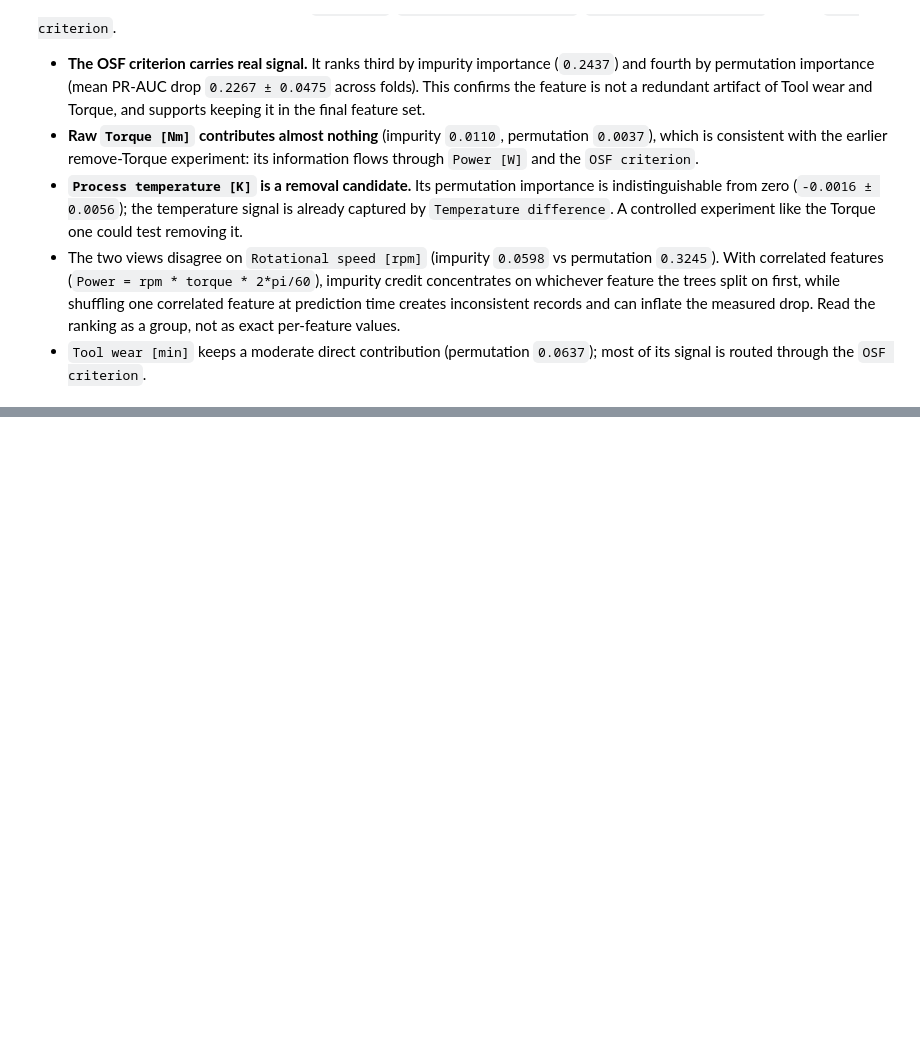
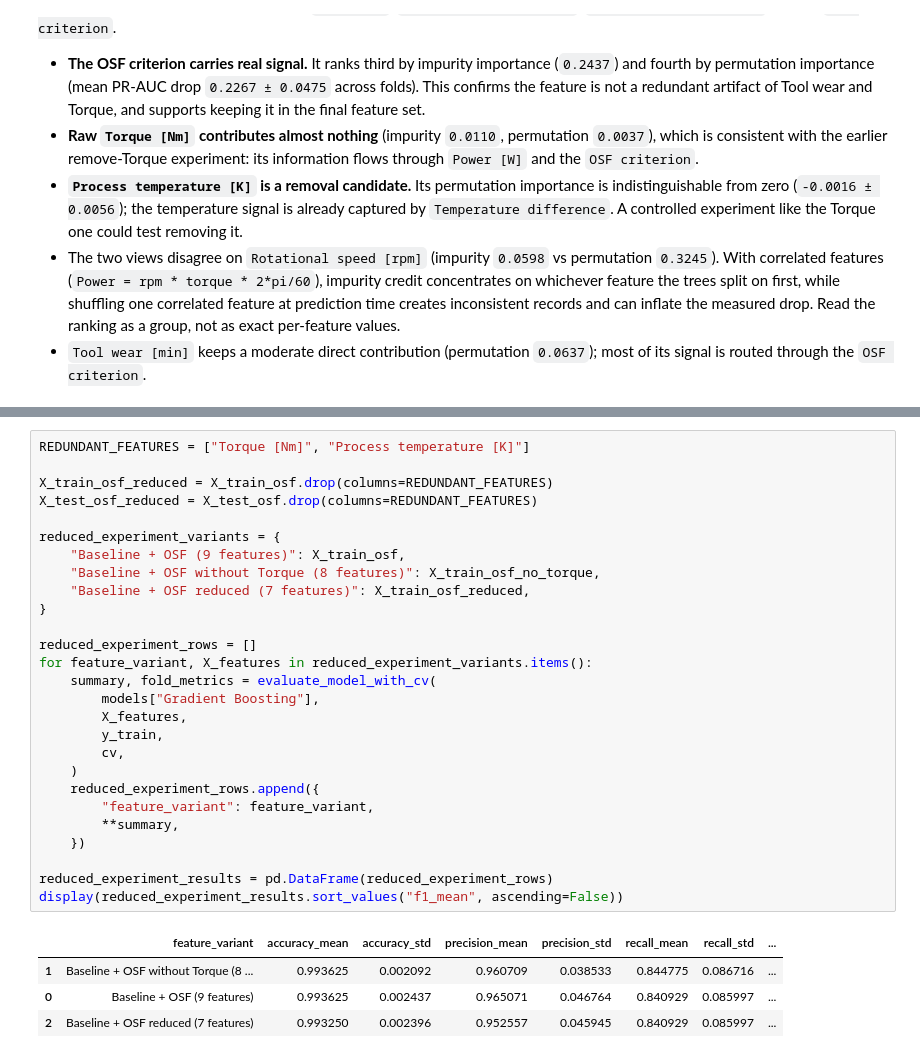
Before and after one commit to KacperKnapek/Machine-failure-prediction, a Jupyter notebook: notebooks/05_feature_experiment.ipynb, the cells around one changed output, grey strips where cells are left out. Cells and saved outputs as stored; diff of their text form; blank space fills up the shorter version.

```diff
--- a/notebooks/05_feature_experiment.ipynb
+++ b/notebooks/05_feature_experiment.ipynb
@@ -1158,0 +1163,32 @@ Both views agree on the same top group: `Power [W]`, `Temperature difference`, `
+# %%
+REDUNDANT_FEATURES = ["Torque [Nm]", "Process temperature [K]"]
+
+X_train_osf_reduced = X_train_osf.drop(columns=REDUNDANT_FEATURES)
+X_test_osf_reduced = X_test_osf.drop(columns=REDUNDANT_FEATURES)
+
+reduced_experiment_variants = {
+    "Baseline + OSF (9 features)": X_train_osf,
+    "Baseline + OSF without Torque (8 features)": X_train_osf_no_torque,
+    "Baseline + OSF reduced (7 features)": X_train_osf_reduced,
+}
+
+reduced_experiment_rows = []
+for feature_variant, X_features in reduced_experiment_variants.items():
+    summary, fold_metrics = evaluate_model_with_cv(
+        models["Gradient Boosting"],
+        X_features,
+        y_train,
+        cv,
+    )
+    reduced_experiment_rows.append({
+        "feature_variant": feature_variant,
+        **summary,
+    })
+
+reduced_experiment_results = pd.DataFrame(reduced_experiment_rows)
+display(reduced_experiment_results.sort_values("f1_mean", ascending=False))
+# %% [output]
+|  | feature_variant | accuracy_mean | accuracy_std | precision_mean | precision_std | recall_mean | recall_std | ... |
+| 1 | Baseline + OSF without Torque (8 ... | 0.993625 | 0.002092 | 0.960709 | 0.038533 | 0.844775 | 0.086716 | ... |
+| 0 | Baseline + OSF (9 features) | 0.993625 | 0.002437 | 0.965071 | 0.046764 | 0.840929 | 0.085997 | ... |
+| 2 | Baseline + OSF reduced (7 features) | 0.993250 | 0.002396 | 0.952557 | 0.045945 | 0.840929 | 0.085997 | ... |
```
Also changed, not shown: parts of 5 cells of this notebook, 2 other files.
